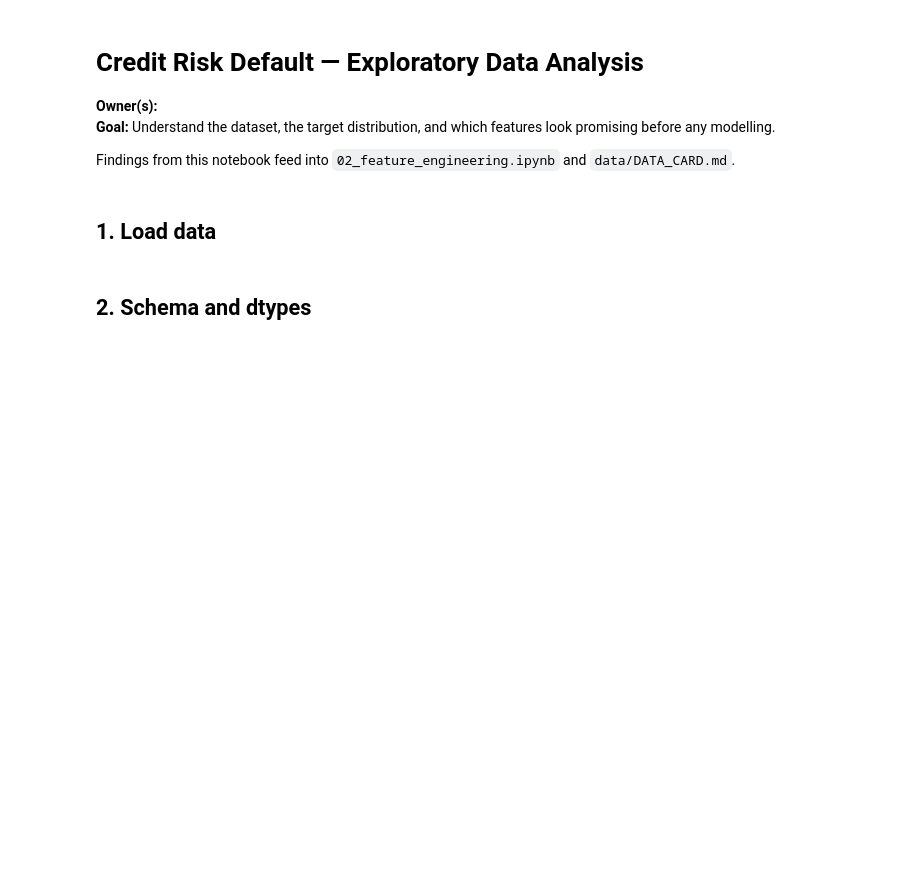
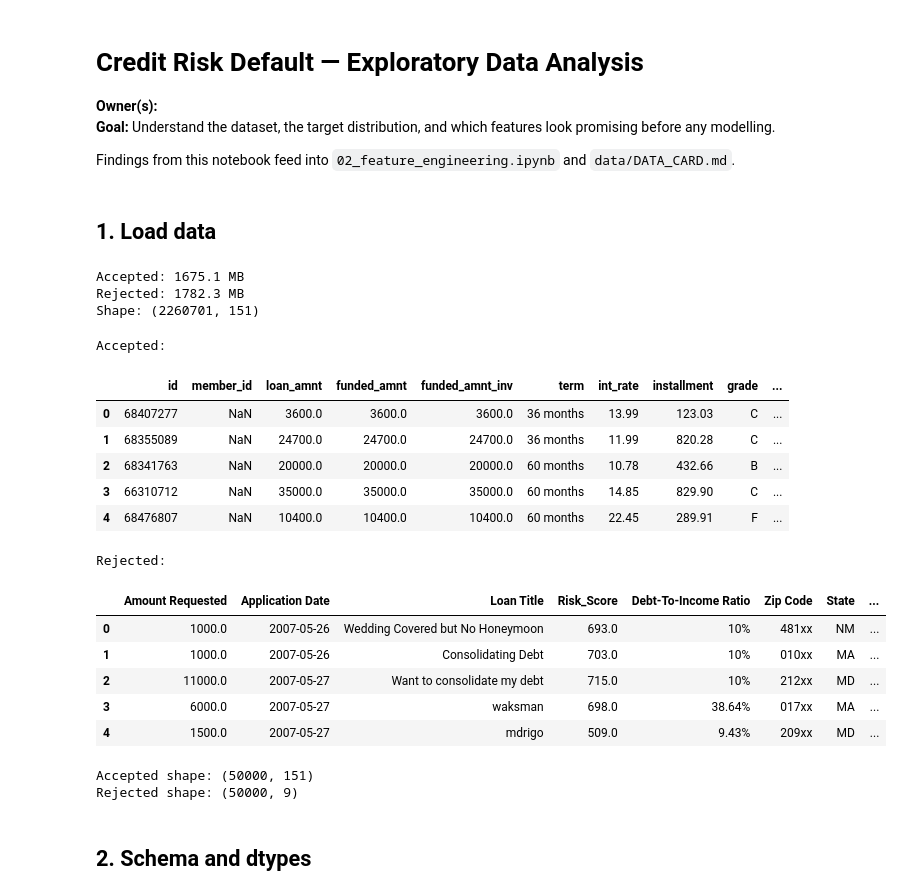
Before and after one commit to BuildersLab/Credit-Risk-Default, a Jupyter notebook: notebooks/01_eda.ipynb, the cells around one changed output. Cells and saved outputs as stored; diff of their text form; code cells hidden in the pictures; blank space fills up the shorter version.

Commit message:
add: add exploration codes to better understand the data

```diff
--- a/notebooks/01_eda.ipynb
+++ b/notebooks/01_eda.ipynb
@@ -23,3 +19,58 @@ df.head()
+# %%
+# Define file paths
+accepted_path = "../data/raw/accepted/accepted_2007_to_2018Q4.csv"
+rejected_path = "../data/raw/rejected/rejected_2007_to_2018Q4.csv"
+
+# Check file sizes
+print(f"Accepted: {os.path.getsize(accepted_path) / 1e6:.1f} MB")
+print(f"Rejected: {os.path.getsize(rejected_path) / 1e6:.1f} MB")
+
+# Get number of columns from header only
+ncols = len(pd.read_csv(accepted_path, nrows=0).columns)
+
+# Count rows without loading data
+with open(accepted_path, 'r', encoding='utf-8') as f:
+    nrows = sum(1 for _ in f) - 1  # subtract header
+
+print(f"Shape: ({nrows}, {ncols})")
+
+
+# Load the datasets
+df_accepted = pd.read_csv(accepted_path, nrows=50000, low_memory=False)
+df_rejected = pd.read_csv(rejected_path, nrows=50000, low_memory=False)
+# %% [output]
+Accepted: 1675.1 MB
+Rejected: 1782.3 MB
+Shape: (2260701, 151)
+# %%
+# Display the first few rows of each dataset
+print("Accepted:")
+display(df_accepted.head(5))
+
+print("Rejected:")
+display(df_rejected.head(5))
+# %% [output]
+Accepted:
+|  | id | member_id | loan_amnt | funded_amnt | funded_amnt_inv | term | int_rate | installment | grade | ... |
+| 0 | 68407277 | NaN | 3600.0 | 3600.0 | 3600.0 | 36 months | 13.99 | 123.03 | C | ... |
+| 1 | 68355089 | NaN | 24700.0 | 24700.0 | 24700.0 | 36 months | 11.99 | 820.28 | C | ... |
+| 2 | 68341763 | NaN | 20000.0 | 20000.0 | 20000.0 | 60 months | 10.78 | 432.66 | B | ... |
+| 3 | 66310712 | NaN | 35000.0 | 35000.0 | 35000.0 | 60 months | 14.85 | 829.90 | C | ... |
+| 4 | 68476807 | NaN | 10400.0 | 10400.0 | 10400.0 | 60 months | 22.45 | 289.91 | F | ... |
+Rejected:
+|  | Amount Requested | Application Date | Loan Title | Risk_Score | Debt-To-Income Ratio | Zip Code | State | ... |
+| 0 | 1000.0 | 2007-05-26 | Wedding Covered but No Honeymoon | 693.0 | 10% | 481xx | NM | ... |
+| 1 | 1000.0 | 2007-05-26 | Consolidating Debt | 703.0 | 10% | 010xx | MA | ... |
+| 2 | 11000.0 | 2007-05-27 | Want to consolidate my debt | 715.0 | 10% | 212xx | MD | ... |
+| 3 | 6000.0 | 2007-05-27 | waksman | 698.0 | 38.64% | 017xx | MA | ... |
+| 4 | 1500.0 | 2007-05-27 | mdrigo | 509.0 | 9.43% | 209xx | MD | ... |
+# %%
+# Print the shapes of the datasets
+print(f"Accepted shape: {df_accepted.shape}")
+print(f"Rejected shape: {df_rejected.shape}")
+# %% [output]
+Accepted shape: (50000, 151)
+Rejected shape: (50000, 9)
 # %% [markdown]
 ## 2. Schema and dtypes
 # %%
```
Also changed, not shown: parts of 2 cells of this notebook, 3 other files.
